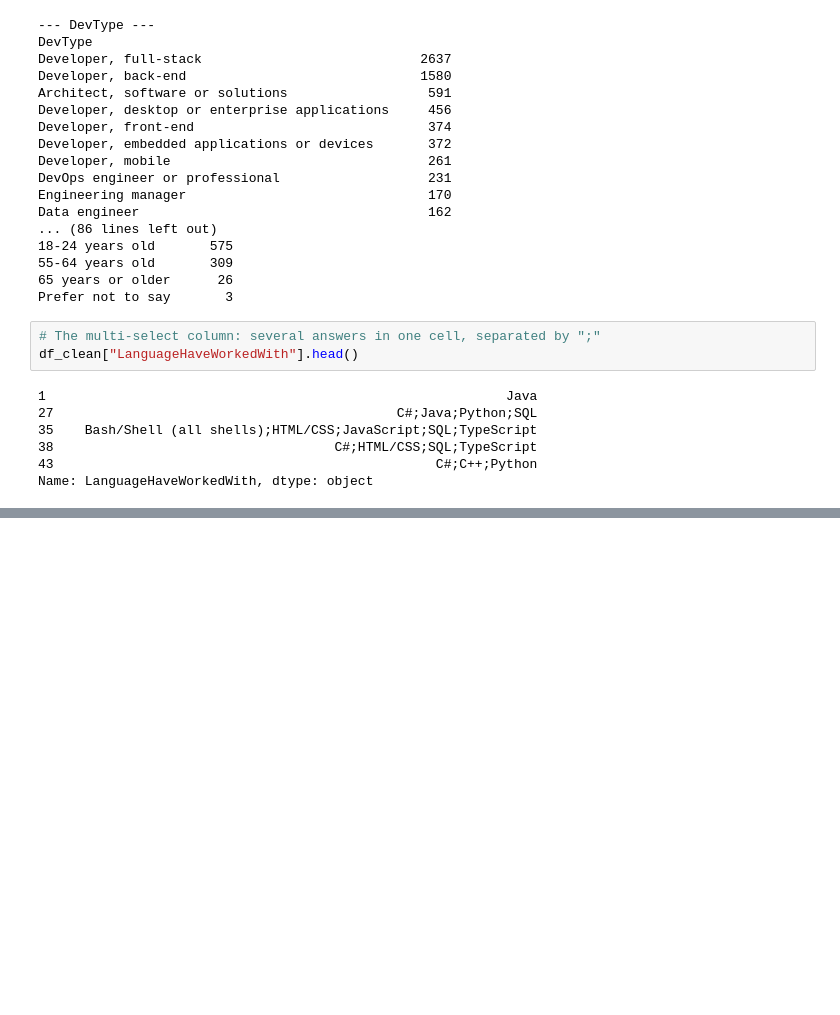
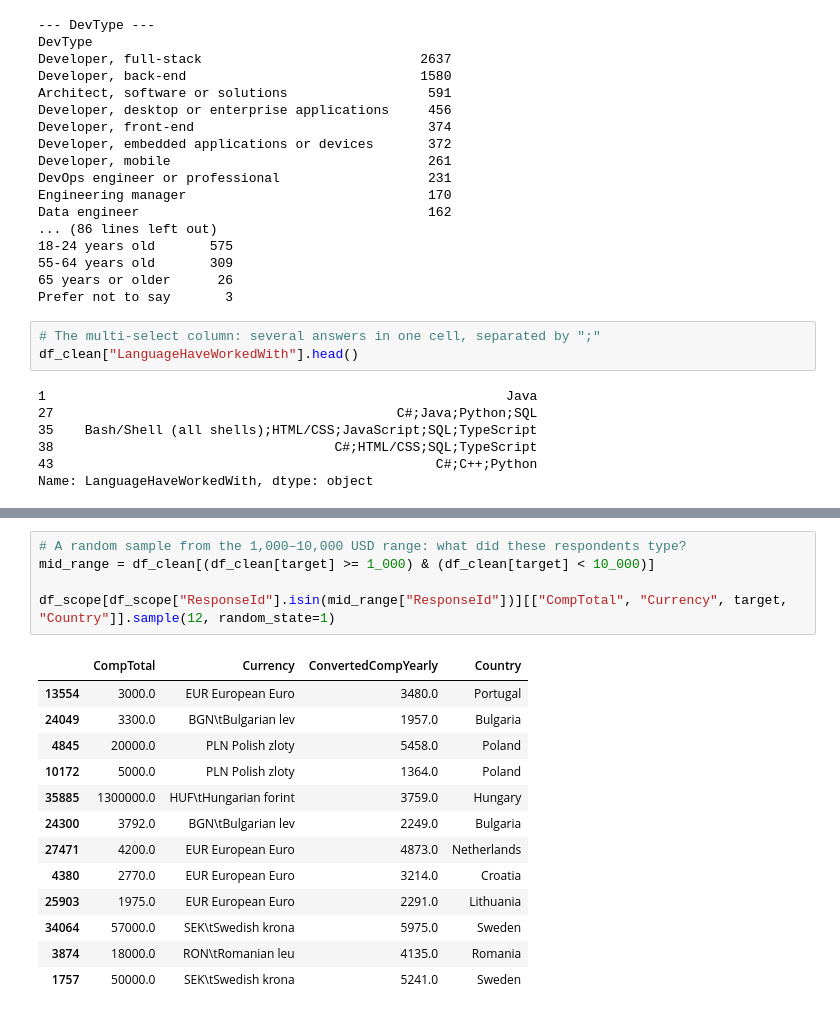
Before and after one commit to berkerild/developer-salary-prediction, a Jupyter notebook: notebooks/01_data_audit_cleaning.ipynb, the cells around one changed output, grey strips where cells are left out. Saved outputs shown, nothing was run; the diff lists cells and outputs as text; blank space fills up the shorter version.

```diff
--- a/notebooks/01_data_audit_cleaning.ipynb
+++ b/notebooks/01_data_audit_cleaning.ipynb
@@ -634,0 +829,19 @@ print("Removed:    ", rows_before - len(df_clean))
+# %%
+# A random sample from the 1,000–10,000 USD range: what did these respondents type?
+mid_range = df_clean[(df_clean[target] >= 1_000) & (df_clean[target] < 10_000)]
+
+df_scope[df_scope["ResponseId"].isin(mid_range["ResponseId"])][["CompTotal", "Currency", target, "Country"]].sample(12, random_state=1)
+# %% [output]
+|  | CompTotal | Currency | ConvertedCompYearly | Country |
+| 13554 | 3000.0 | EUR European Euro | 3480.0 | Portugal |
+| 24049 | 3300.0 | BGN\tBulgarian lev | 1957.0 | Bulgaria |
+| 4845 | 20000.0 | PLN Polish zloty | 5458.0 | Poland |
+| 10172 | 5000.0 | PLN Polish zloty | 1364.0 | Poland |
+| 35885 | 1300000.0 | HUF\tHungarian forint | 3759.0 | Hungary |
+| 24300 | 3792.0 | BGN\tBulgarian lev | 2249.0 | Bulgaria |
+| 27471 | 4200.0 | EUR European Euro | 4873.0 | Netherlands |
+| 4380 | 2770.0 | EUR European Euro | 3214.0 | Croatia |
+| 25903 | 1975.0 | EUR European Euro | 2291.0 | Lithuania |
+| 34064 | 57000.0 | SEK\tSwedish krona | 5975.0 | Sweden |
+| 3874 | 18000.0 | RON\tRomanian leu | 4135.0 | Romania |
+| 1757 | 50000.0 | SEK\tSwedish krona | 5241.0 | Sweden |
```
Also changed, not shown: parts of 64 cells of this notebook.
